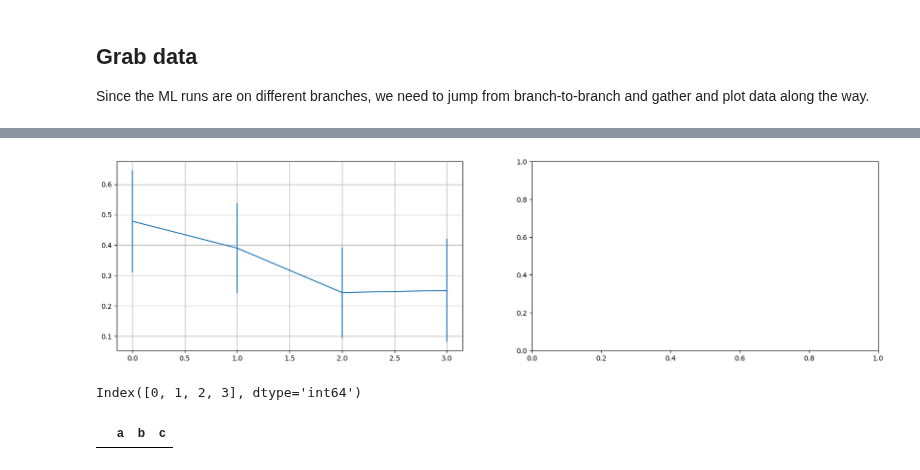
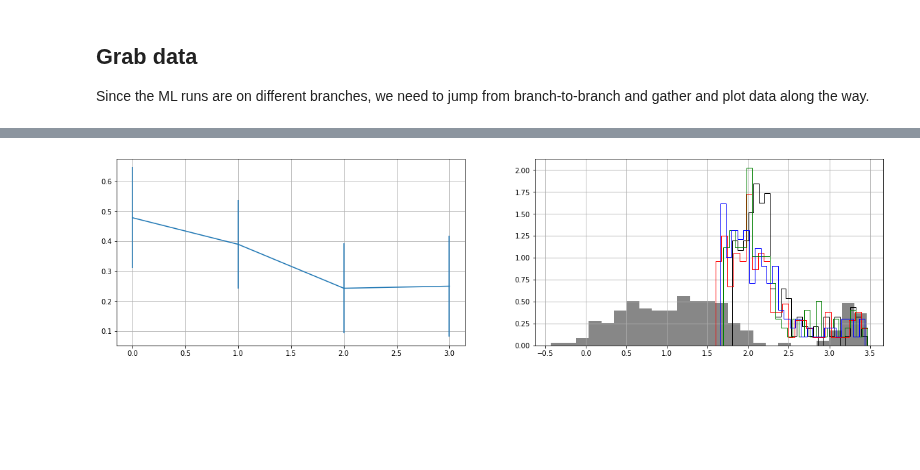
Before and after one commit to parallelworks/sl-archive-whondrs, a Jupyter notebook: examples/plot_fpi_results.ipynb, the cells around one changed output, grey strips where cells are left out. Drawn from its saved outputs; the diff is of its cells as text; code cells hidden in the pictures; blank space fills up the shorter version.

Commit message:
Added visualization of bias in ML model predictions (histograms)

```diff
--- a/examples/plot_fpi_results.ipynb
+++ b/examples/plot_fpi_results.ipynb
@@ -24,6 +25,12 @@ Since the ML runs are on different branches, we need to jump from branch-to-bran
 # models. This first list of features will be
 # used to create a look-up table for feature-to-feature
 # comparisons/visulizations later.
+
+# r01 - all features (163), FPI cutoff = 0.5
+# r02 - subset of features (134 - based on r01), FPI cutoff = 0.5
+# r03 - subset of features (134 - based on r01), FPI cutoff = 0.7
+# r04 - all features (163), FPI cutoff = 0.7
+# r05 - subset of featuers (35 - based on r04), FPI cutoff = 0.7
 list_branches = ['Summer-2019-log10-r01','Summer-2019-log10-r02','Summer-2019-log10-r03', 'Summer-2019-log10-r04']
 list_colors = ['k','r','g','b']
 fpi_max = 0.0
@@ -156,7 +163,7 @@ for ll,branch in enumerate(list_branches):
 
     # Grab histograms of the distribution of the target to
     # assess bias in the ML models
-    train_all = pd.read_csv(repo_prefix+repo_name+'/output_data/unfiltered_predict_output_avg.csv')
+    train_all = pd.read_csv(repo_prefix+repo_name+'/input_data/WHONDRS_Data.csv')
     train_hist[branch] = train_all['Normalized_Respiration_Rate_mg_DO_per_H_per_L_sediment']
     predict_all = pd.read_csv(repo_prefix+repo_name+'/output_data/unfiltered_predict_output_avg.csv')
     predict_hist[branch] = predict_all['Normalized_Respiration_Rate_mg_DO_per_H_per_L_sediment']
@@ -188,23 +195,24 @@ Significant features for the ML model on this branch:
 # %%
 # Set up side-by-side plot
 fig, (ax0, ax1)  = plt.subplots(1,2,figsize=(20,5))
 
 # Plot progression of model score with training attempt
 ax0.errorbar(model_scores.index, model_scores['hold-out-avg'],yerr=model_scores['hold-out-std'])
 ax0.grid()
 
 # Plot progression of histograms (for bias) with training attempt
 nbin = 25
 for bb,branch in enumerate(list_branches):
     # Histogram for training set truth reference
     n, bins, patches = ax1.hist(
             np.log10(np.abs(train_hist[branch])),
-            nbin, density=True, histtype="step", linestyle=('dashed'), color=(list_colors[bb]))
+            nbin, density=True, histtype="stepfilled", linestyle=('dashed'), color=('gray'), alpha=0.5)
+
+    # Histogram for testing set truth reference
+    n, bins, patches = ax1.hist(
+            np.log10(np.abs(predict_hist[branch])),
+            nbin, density=True, histtype="step", linestyle=('solid'), color=(list_colors[bb]))
 
 ax1.grid()
 # %% [output]
-[figure, old version]
+[figure, new version]
-# %%
-model_scores.index
-# %% [output]
-Index([0, 1, 2, 3], dtype='int64')
@@ -213,4 +218,0 @@ test = pd.DataFrame(columns=['a','b','c'])
-# %%
-test
-# %% [output]
-|  | a | b | c |
```
Also changed, not shown: parts of 10 cells of this notebook.
